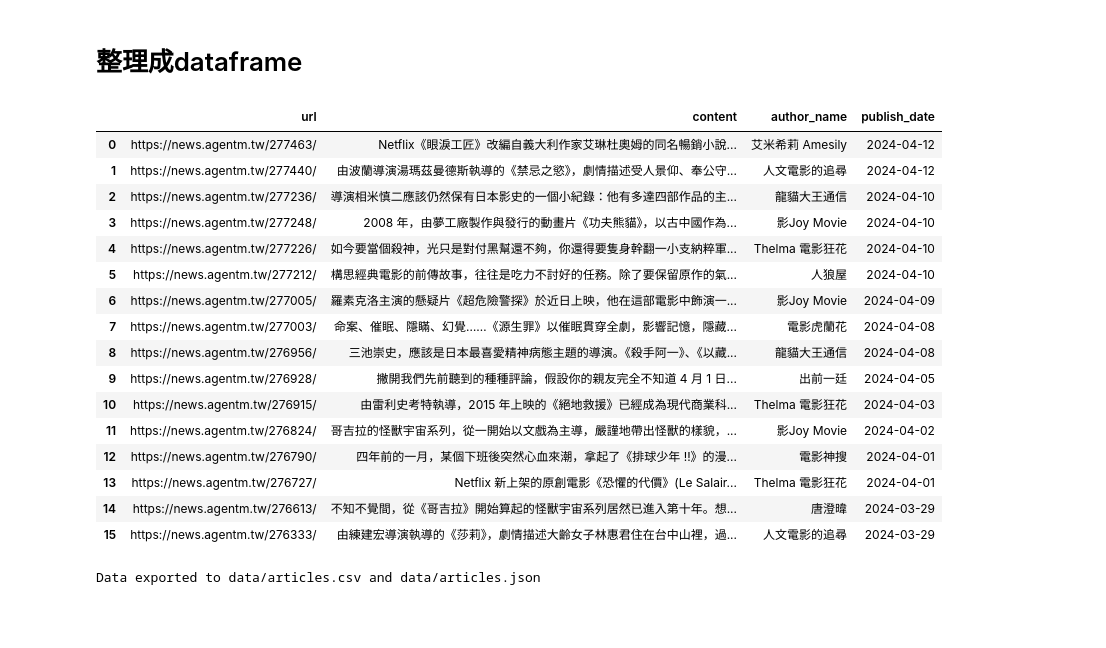
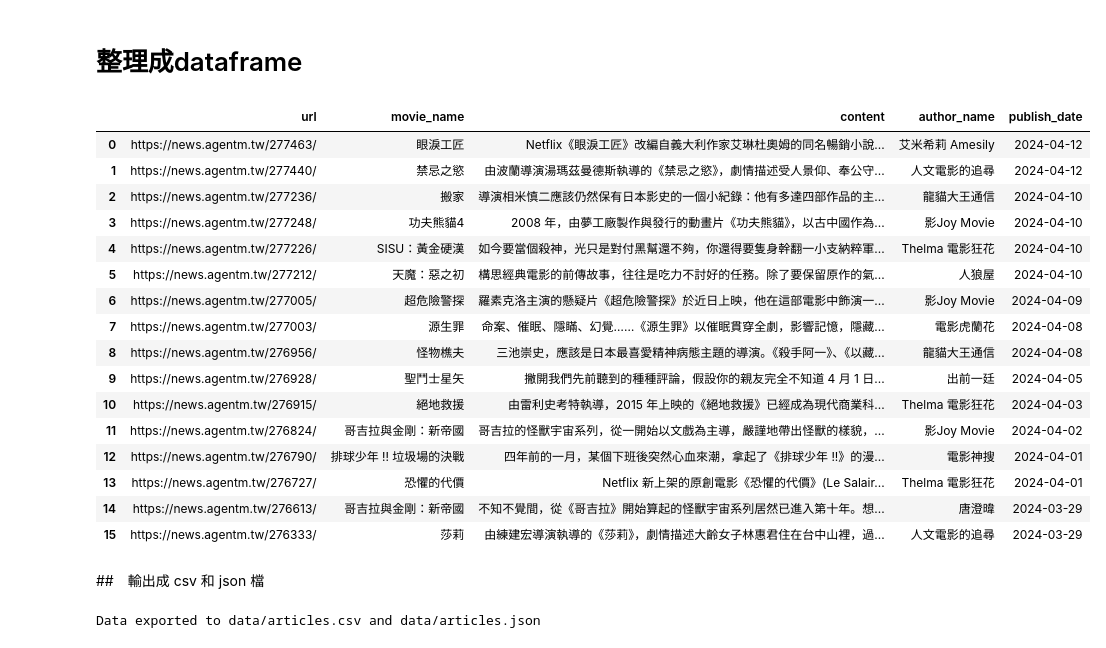
Before and after one commit to bomb1000/PL, a Jupyter notebook: 02_Homework/PL_HW3/HW_3.ipynb, the cells around one changed output. Drawn from its saved outputs; the diff is of its cells as text; code cells hidden in the pictures; blank space fills up the shorter version.

```diff
--- a/02_Homework/PL_HW3/HW_3.ipynb
+++ b/02_Homework/PL_HW3/HW_3.ipynb
@@ -30,4 +1,2 @@ for title in titles:
-# %%
-content = soup.find_all('h3', class_='ec-title')
 # %% [markdown]
 # 爬取電影影評
@@ -34,10 +6,22 @@ content = soup.find_all('h3', class_='ec-title')
 # %%
 import requests
 from bs4 import BeautifulSoup
+import re
+
+# Extract movie names
+def extract_movie_name(title):
+    # Define the regular expression pattern to capture text within 《》
+    pattern = r'《(.*?)》'
+    # Find all occurrences of the pattern
+    movie_names = re.findall(pattern, title)
+    # Return the first occurrence or None if not found
+    return movie_names[0] if movie_names else None
 
 # Define the URL
 url = 'https://news.agentm.tw/category/%E9%9B%BB%E5%BD%B1%E5%BD%B1%E8%A9%95/'
-content_url = []
+content_url_list = [] # list of article content url
+movie_name_list = []  # list of movie names
+
 # Send a GET request to the URL
 response = requests.get(url)
 
@@ -57,9 +41,11 @@ if response.ok:
         # Extract the href (link) and title (text) from the <a> tag
         if a_tag:
             link = a_tag.get('href', '')
-            content_url.append(link)
+            content_url_list.append(link)
             title = a_tag.get('title', '')
-            print(f'Title: {title}\nLink: {link}\n')
+            movie_name = extract_movie_name(title)
+            movie_name_list.append(movie_name)
+            print(f'Title: {title}\nLink: {link}\nMovie Name: {movie_name}\n')
 
 else:
     print("Failed to retrieve the webpage")
@@ -84,10 +72,22 @@ Link: https://news.agentm.tw/276333/
 # %%
 import requests
 from bs4 import BeautifulSoup
+import re
 
 # Assuming `urls` is a list of URLs to crawl into, which you obtained from the previous scrape
-urls = content_url  # Replace with actual URLs
+urls = content_url_list  # Replace with actual URLs
 
+
+# Extract movie names
+def extract_movie_name(title):
+    # Define the regular expression pattern to capture text within 《》
+    pattern = r'《(.*?)》'
+    # Find all occurrences of the pattern
+    movie_names = re.findall(pattern, title)
+    # Return the first occurrence or None if not found
+    return movie_names[0] if movie_names else None
+
+# Srape the article data
 def scrape_article_data(article_url):
     response = requests.get(article_url)
     if response.ok:
@@ -96,9 +96,10 @@ def scrape_article_data(article_url):
         # Extract the article content within div class="post"
         post_div = soup.find('div', class_='post')
         content = ''
+
         if post_div:
             for elem in post_div.find_all(['p', 'h2']):  # Get all p and h2 tags within div
-                content += elem.get_text().strip() + '\n\n'
+                content += elem.get_text().strip() + ' '
 
         # Extract the author's name
         author_tag = soup.find('a', class_='ec-author')
@@ -107,6 +108,7 @@ def scrape_article_data(article_url):
         # Extract the publish date
         publish_date_tag = soup.find('time')
         publish_date = publish_date_tag.get_text().strip() if publish_date_tag else "Date not found"
+
 
         return {
             'url': article_url,
@@ -121,6 +123,7 @@ def scrape_article_data(article_url):
 
 
 # Iterate over URLs and scrape content from each
+
 for url in urls:
     article_data = scrape_article_data(url)
     print(article_data)
@@ -146,31 +149,35 @@ for url in urls:
 # %%
 import pandas as pd
 
 # Assuming `article_data_list` is a list of dictionaries containing the scraped data for each article
 article_data_list = [
     scrape_article_data(url) for url in urls  # Replace `urls` with your list of article URLs
 ]
 
 # Create a DataFrame from the list of article data
 df = pd.DataFrame(article_data_list)
+df.insert(1, 'movie_name', movie_name_list)
+# df['movie_name'] = movie_name_list
 
 display(df)
 # %% [output]
-|  | url | content | author_name | publish_date |
-| 0 | https://news.agentm.tw/277463/ | Netflix《眼淚工匠》改編自義大利作家艾琳杜奧姆的同名暢銷小說... | 艾米希莉 Amesily | 2024-04-12 |
-| 1 | https://news.agentm.tw/277440/ | 由波蘭導演湯瑪茲曼德斯執導的《禁忌之慾》，劇情描述受人景仰、奉公守... | 人文電影的追尋 | 2024-04-12 |
-| 2 | https://news.agentm.tw/277236/ | 導演相米慎二應該仍然保有日本影史的一個小紀錄：他有多達四部作品的主... | 龍貓大王通信 | 2024-04-10 |
-| 3 | https://news.agentm.tw/277248/ | 2008 年，由夢工廠製作與發行的動畫片《功夫熊貓》，以古中國作為... | 影Joy Movie | 2024-04-10 |
-| 4 | https://news.agentm.tw/277226/ | 如今要當個殺神，光只是對付黑幫還不夠，你還得要隻身幹翻一小支納粹軍... | Thelma 電影狂花 | 2024-04-10 |
-| 5 | https://news.agentm.tw/277212/ | 構思經典電影的前傳故事，往往是吃力不討好的任務。除了要保留原作的氣... | 人狼屋 | 2024-04-10 |
-| 6 | https://news.agentm.tw/277005/ | 羅素克洛主演的懸疑片《超危險警探》於近日上映，他在這部電影中飾演一... | 影Joy Movie | 2024-04-09 |
-| 7 | https://news.agentm.tw/277003/ | 命案、催眠、隱瞞、幻覺……《源生罪》以催眠貫穿全劇，影響記憶，隱藏... | 電影虎蘭花 | 2024-04-08 |
-| 8 | https://news.agentm.tw/276956/ | 三池崇史，應該是日本最喜愛精神病態主題的導演。《殺手阿一》、《以藏... | 龍貓大王通信 | 2024-04-08 |
-| 9 | https://news.agentm.tw/276928/ | 撇開我們先前聽到的種種評論，假設你的親友完全不知道 4 月 1 日... | 出前一廷 | 2024-04-05 |
-| 10 | https://news.agentm.tw/276915/ | 由雷利史考特執導，2015 年上映的《絕地救援》已經成為現代商業科... | Thelma 電影狂花 | 2024-04-03 |
-| 11 | https://news.agentm.tw/276824/ | 哥吉拉的怪獸宇宙系列，從一開始以文戲為主導，嚴謹地帶出怪獸的樣貌，... | 影Joy Movie | 2024-04-02 |
-| 12 | https://news.agentm.tw/276790/ | 四年前的一月，某個下班後突然心血來潮，拿起了《排球少年 !!》的漫... | 電影神搜 | 2024-04-01 |
-| 13 | https://news.agentm.tw/276727/ | Netflix 新上架的原創電影《恐懼的代價》(Le Salair... | Thelma 電影狂花 | 2024-04-01 |
-| 14 | https://news.agentm.tw/276613/ | 不知不覺間，從《哥吉拉》開始算起的怪獸宇宙系列居然已進入第十年。想... | 唐澄暐 | 2024-03-29 |
-| 15 | https://news.agentm.tw/276333/ | 由練建宏導演執導的《莎莉》，劇情描述大齡女子林惠君住在台中山裡，過... | 人文電影的追尋 | 2024-03-29 |
+|  | url | movie_name | content | author_name | publish_date |
+| 0 | https://news.agentm.tw/277463/ | 眼淚工匠 | Netflix《眼淚工匠》改編自義大利作家艾琳杜奧姆的同名暢銷小說... | 艾米希莉 Amesily | 2024-04-12 |
+| 1 | https://news.agentm.tw/277440/ | 禁忌之慾 | 由波蘭導演湯瑪茲曼德斯執導的《禁忌之慾》，劇情描述受人景仰、奉公守... | 人文電影的追尋 | 2024-04-12 |
+| 2 | https://news.agentm.tw/277236/ | 搬家 | 導演相米慎二應該仍然保有日本影史的一個小紀錄：他有多達四部作品的主... | 龍貓大王通信 | 2024-04-10 |
+| 3 | https://news.agentm.tw/277248/ | 功夫熊貓4 | 2008 年，由夢工廠製作與發行的動畫片《功夫熊貓》，以古中國作為... | 影Joy Movie | 2024-04-10 |
+| 4 | https://news.agentm.tw/277226/ | SISU：黃金硬漢 | 如今要當個殺神，光只是對付黑幫還不夠，你還得要隻身幹翻一小支納粹軍... | Thelma 電影狂花 | 2024-04-10 |
+| 5 | https://news.agentm.tw/277212/ | 天魔：惡之初 | 構思經典電影的前傳故事，往往是吃力不討好的任務。除了要保留原作的氣... | 人狼屋 | 2024-04-10 |
+| 6 | https://news.agentm.tw/277005/ | 超危險警探 | 羅素克洛主演的懸疑片《超危險警探》於近日上映，他在這部電影中飾演一... | 影Joy Movie | 2024-04-09 |
+| 7 | https://news.agentm.tw/277003/ | 源生罪 | 命案、催眠、隱瞞、幻覺……《源生罪》以催眠貫穿全劇，影響記憶，隱藏... | 電影虎蘭花 | 2024-04-08 |
+| 8 | https://news.agentm.tw/276956/ | 怪物樵夫 | 三池崇史，應該是日本最喜愛精神病態主題的導演。《殺手阿一》、《以藏... | 龍貓大王通信 | 2024-04-08 |
+| 9 | https://news.agentm.tw/276928/ | 聖鬥士星矢 | 撇開我們先前聽到的種種評論，假設你的親友完全不知道 4 月 1 日... | 出前一廷 | 2024-04-05 |
+| 10 | https://news.agentm.tw/276915/ | 絕地救援 | 由雷利史考特執導，2015 年上映的《絕地救援》已經成為現代商業科... | Thelma 電影狂花 | 2024-04-03 |
+| 11 | https://news.agentm.tw/276824/ | 哥吉拉與金剛：新帝國 | 哥吉拉的怪獸宇宙系列，從一開始以文戲為主導，嚴謹地帶出怪獸的樣貌，... | 影Joy Movie | 2024-04-02 |
+| 12 | https://news.agentm.tw/276790/ | 排球少年 !! 垃圾場的決戰 | 四年前的一月，某個下班後突然心血來潮，拿起了《排球少年 !!》的漫... | 電影神搜 | 2024-04-01 |
+| 13 | https://news.agentm.tw/276727/ | 恐懼的代價 | Netflix 新上架的原創電影《恐懼的代價》(Le Salair... | Thelma 電影狂花 | 2024-04-01 |
+| 14 | https://news.agentm.tw/276613/ | 哥吉拉與金剛：新帝國 | 不知不覺間，從《哥吉拉》開始算起的怪獸宇宙系列居然已進入第十年。想... | 唐澄暐 | 2024-03-29 |
+| 15 | https://news.agentm.tw/276333/ | 莎莉 | 由練建宏導演執導的《莎莉》，劇情描述大齡女子林惠君住在台中山裡，過... | 人文電影的追尋 | 2024-03-29 |
+# %% [markdown]
+##　輸出成 csv 和 json 檔
 # %%
```
Also changed, not shown: parts of 17 cells of this notebook, 3 other files.
